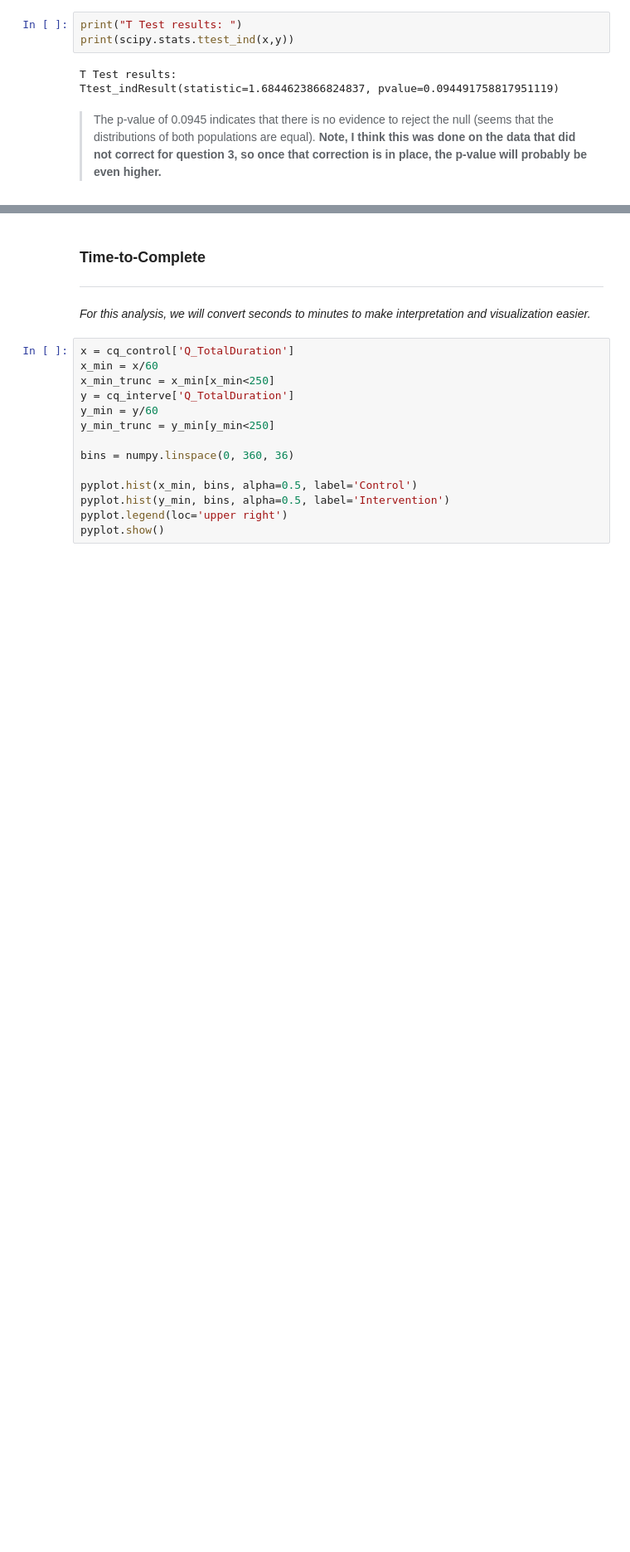
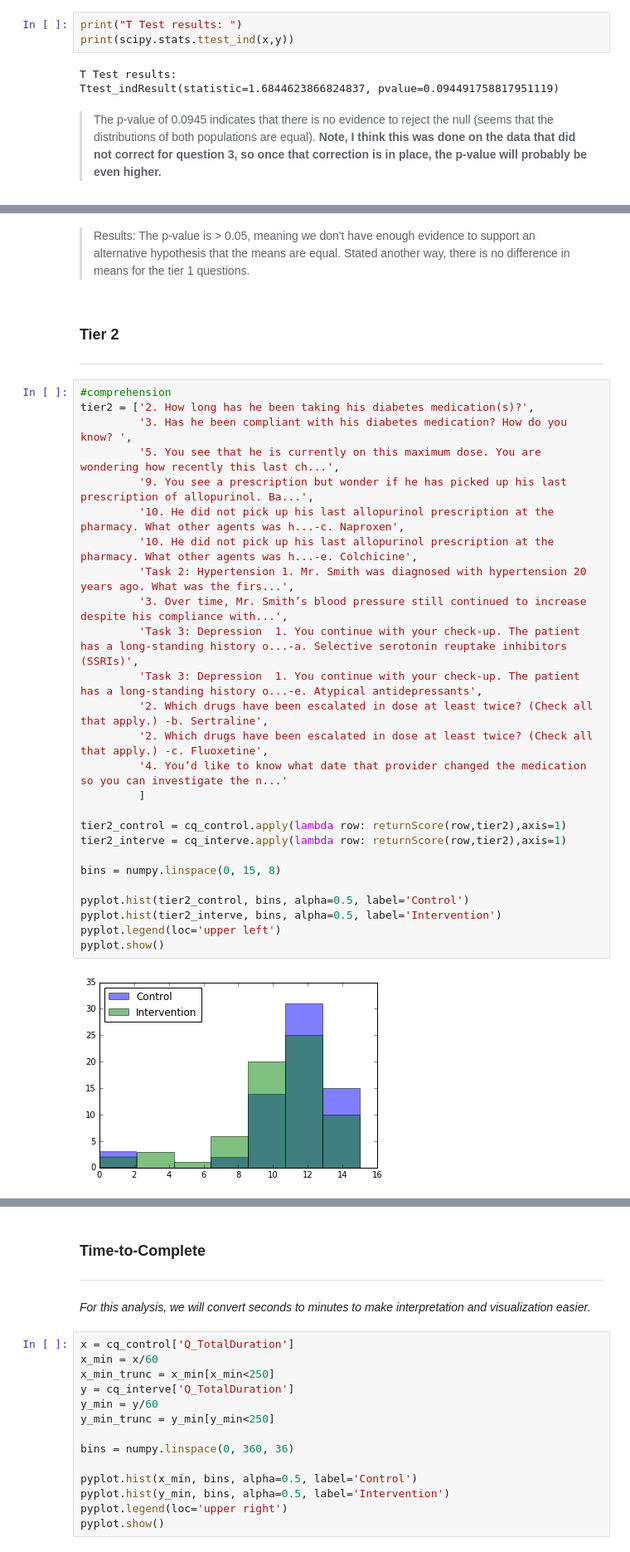
Before and after one commit to Duke-Translational-Bioinformatics/kairx-analysis, a Jupyter notebook: notebooks/med_student_qualtrics_cq.ipynb, the cells around one changed output, grey strips where cells are left out. Shown: that part at 83% size. Drawn from its saved outputs; the diff is of its cells as text; blank space fills up the shorter version.

```diff
--- a/notebooks/med_student_qualtrics_cq.ipynb
+++ b/notebooks/med_student_qualtrics_cq.ipynb
@@ -98,0 +164,34 @@ Ttest_indResult(statistic=1.6844623866824837, pvalue=0.094491758817951119)
+# %% [markdown]
+> Results: The p-value is > 0.05, meaning we don't have enough evidence to support an alternative hypothesis that the means are equal. Stated another way, there is no difference in means for the tier 1 questions.
+# %% [markdown]
+<a id='tier2'></a>
+### Tier 2
+---------
+# %%
+#comprehension
+tier2 = ['2. How long has he been taking his diabetes medication(s)?',
+         '3. Has he been compliant with his diabetes medication? How do you know? ',
+         '5. You see that he is currently on this maximum dose. You are wondering how recently this last ch...',
+         '9. You see a prescription but wonder if he has picked up his last prescription of allopurinol. Ba...',
+         '10. He did not pick up his last allopurinol prescription at the pharmacy. What other agents was h...-c. Naproxen',
+         '10. He did not pick up his last allopurinol prescription at the pharmacy. What other agents was h...-e. Colchicine',
+         'Task 2: Hypertension 1. Mr. Smith was diagnosed with hypertension 20 years ago. What was the firs...',
+         '3. Over time, Mr. Smith’s blood pressure still continued to increase despite his compliance with...',
+         'Task 3: Depression  1. You continue with your check-up. The patient has a long-standing history o...-a. Selective serotonin reuptake inhibitors (SSRIs)',
+         'Task 3: Depression  1. You continue with your check-up. The patient has a long-standing history o...-e. Atypical antidepressants',
+         '2. Which drugs have been escalated in dose at least twice? (Check all that apply.) -b. Sertraline',
+         '2. Which drugs have been escalated in dose at least twice? (Check all that apply.) -c. Fluoxetine',
+         '4. You’d like to know what date that provider changed the medication so you can investigate the n...'
+         ]
+
+tier2_control = cq_control.apply(lambda row: returnScore(row,tier2),axis=1)
+tier2_interve = cq_interve.apply(lambda row: returnScore(row,tier2),axis=1)
+
+bins = numpy.linspace(0, 15, 8)
+
+pyplot.hist(tier2_control, bins, alpha=0.5, label='Control')
+pyplot.hist(tier2_interve, bins, alpha=0.5, label='Intervention')
+pyplot.legend(loc='upper left')
+pyplot.show()
+# %% [output]
+[figure, added]
```
Also changed, not shown: parts of 19 cells of this notebook, 6 other files.
